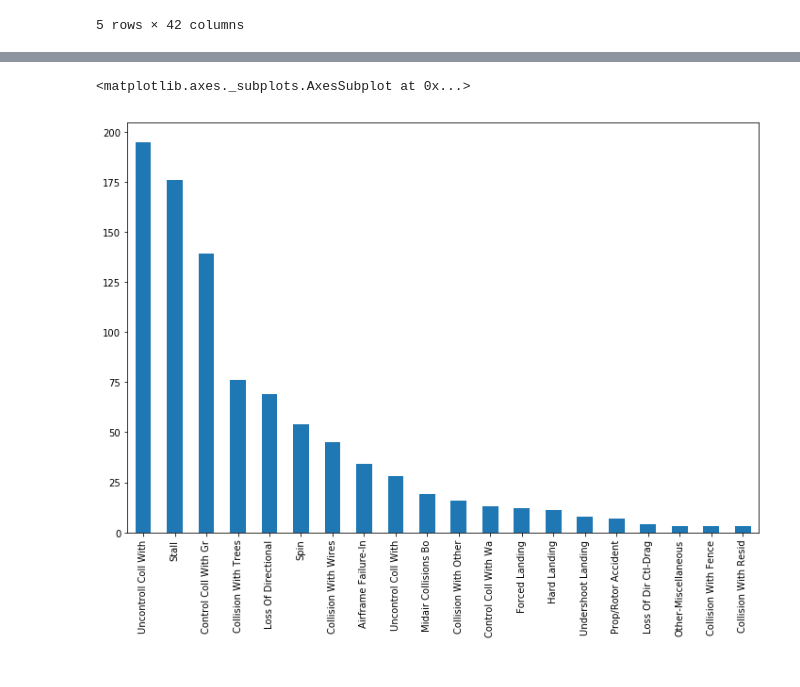
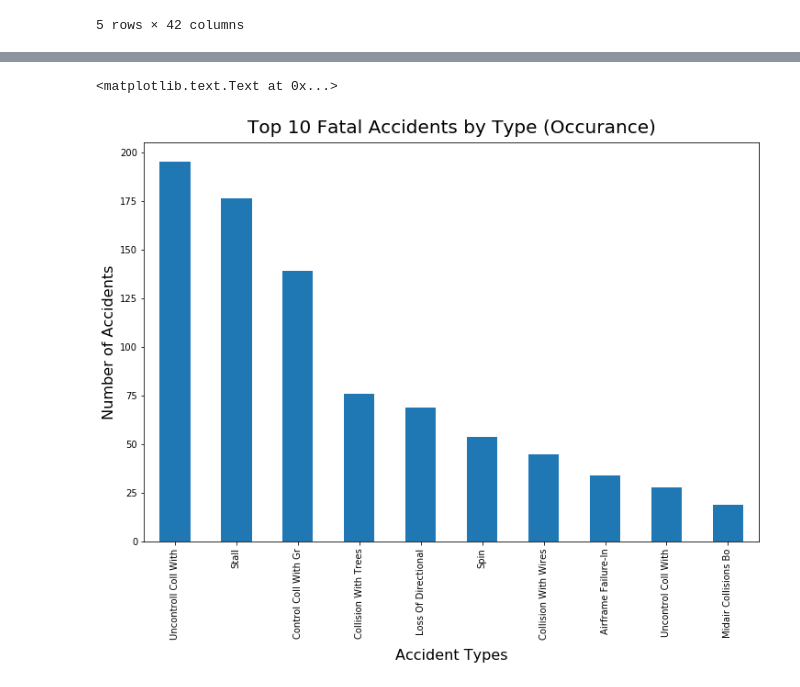
Before and after one commit to acobrapilot/homework, a Jupyter notebook: Final Project/Final Project - Aviation Mishap Data.ipynb, the cells around one changed output, grey strips where cells are left out. Drawn from its saved outputs; the diff is of its cells as text; code cells hidden in the pictures.

```diff
--- a/Final Project/Final Project - Aviation Mishap Data.ipynb
+++ b/Final Project/Final Project - Aviation Mishap Data.ipynb
@@ -165,8 +215,11 @@ faa_full.accident_type.value_counts().head(20).plot(kind='bar', figsize = (12,8)
 fatal_accidents = faa_full[faa_full['fatalities'] > 0]
 # %%
-# Plot showing the top 20 fatal accidents, by # of occurrences
-fatal_accidents.accident_type.value_counts().head(20).plot(kind='bar', figsize = (12,8))
+# Plot showing the top 10 fatal accidents, by # of occurrences
+top_fatal = fatal_accidents.accident_type.value_counts().head(10).plot(kind='bar', figsize = (12,8))
+top_fatal.set_xlabel('Accident Types', fontsize=16, labelpad=10)
+top_fatal.set_ylabel('Number of Accidents', fontsize=16)
+top_fatal.set_title('Top 10 Fatal Accidents by Type (Occurance)', fontsize=20, y=1.01)
 # %% [output]
-<matplotlib.axes._subplots.AxesSubplot at 0x...>
+<matplotlib.text.Text at 0x...>
-[figure, old version]
+[figure, new version]
 # %%
```
Also changed, not shown: parts of 7 cells of this notebook.
